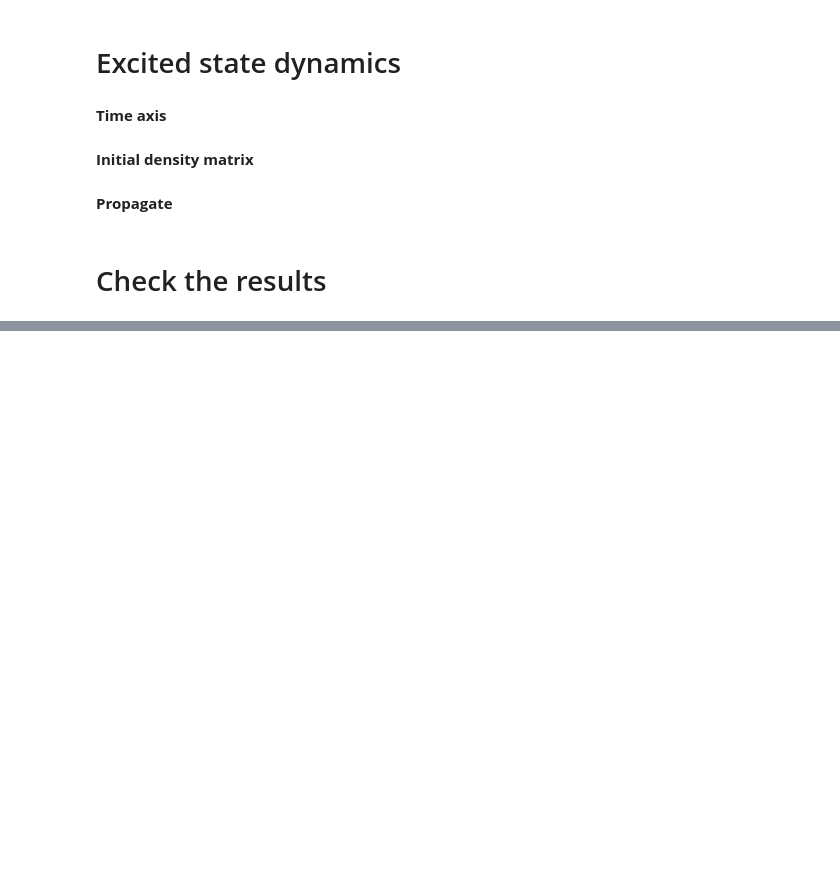
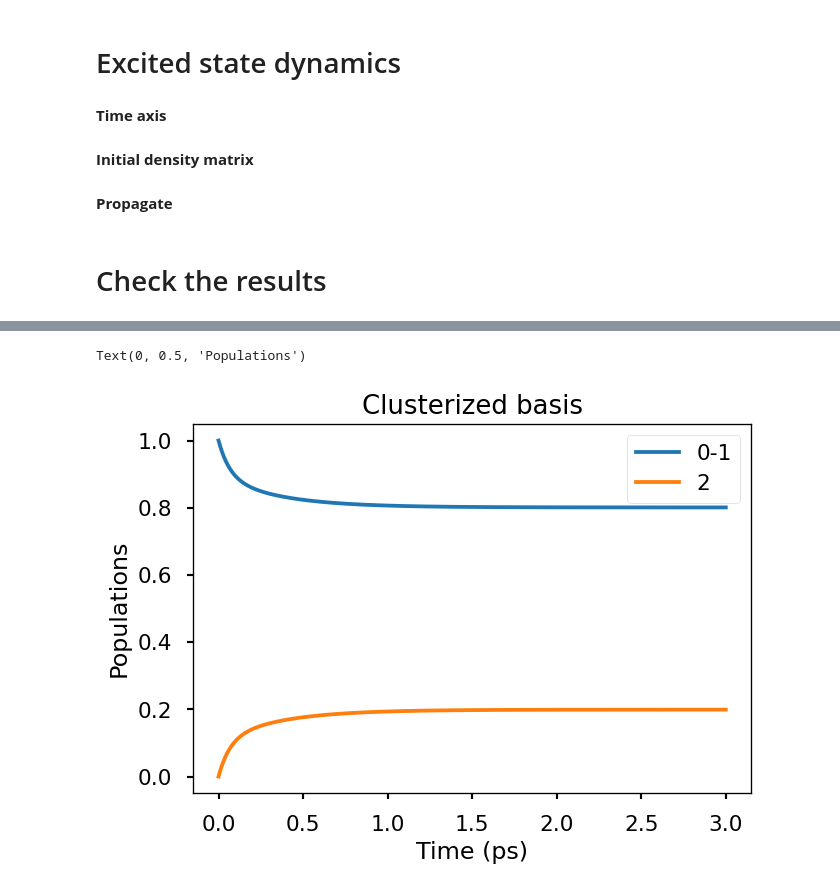
Before and after one commit to Molecolab-Pisa/pyQME, a Jupyter notebook: examples/notebooks/excited_state_dynamics/modified_redfield_forster.ipynb, the cells around one changed output, grey strips where cells are left out. Cells and saved outputs as stored; diff of their text form; code cells hidden in the pictures; blank space fills up the shorter version.

```diff
--- a/examples/notebooks/excited_state_dynamics/modified_redfield_forster.ipynb
+++ b/examples/notebooks/excited_state_dynamics/modified_redfield_forster.ipynb
@@ -102,10 +103,15 @@ rho_0_exc = rel_tens_obj.transform(rho_0)
 # %% [markdown]
 **Propagate**
 # %%
-rho_t_exc = rel_tens_obj.propagate(rho_0_exc,time_axis_cm)
+rho_t_exc = rel_tens_obj.propagate(rho_0_exc,time_axis_cm)     #to be saved
 
 #convert to site basis
-rho_t_site = rel_tens_obj.transform_back(rho_t_exc)
+rho_t_site = rel_tens_obj.transform_back(rho_t_exc)     #to be saved
+
+pop_t_site = np.einsum('tkk->tk',rho_t_site).real
+
+#clusterize
+pop_t_cluterized = clusterize_popt(pop_t_site,clusters)     #to be saved
 # %% [markdown]
 # Check the results
 # %%
@@ -136,0 +145,10 @@ plt.xlabel('Time (ps)');
+# %%
+plt.title('Clusterized basis')
+plt.plot(time_axis_ps,pop_t_cluterized[:,0].real,label = '0-1')
+plt.plot(time_axis_ps,pop_t_cluterized[:,1].real,label = '2')
+plt.legend(fontsize = 13)
+plt.xlabel('Time (ps)');
+plt.ylabel('Populations')
+# %% [output]
+Text(0, 0.5, 'Populations')
+[figure, added]
```
Also changed, not shown: parts of 8 cells of this notebook, 27 other files.
